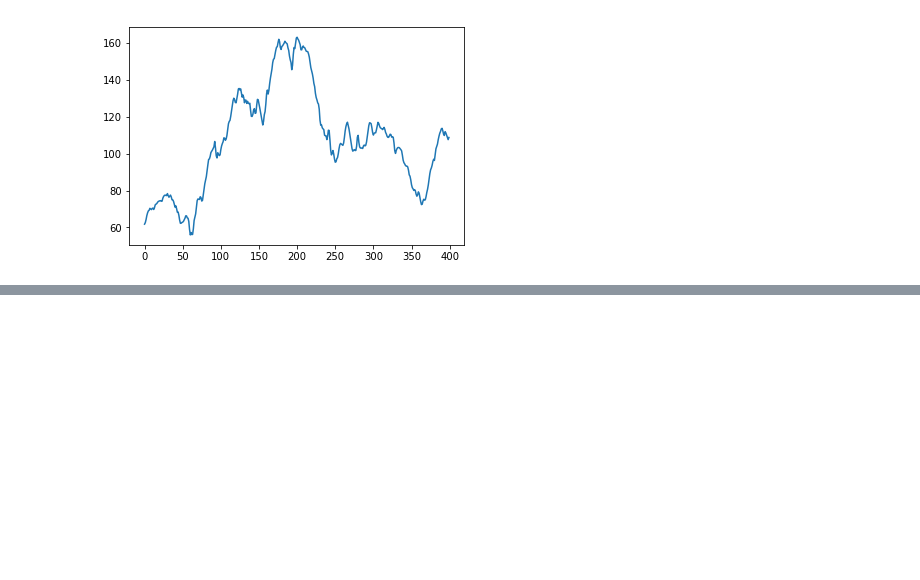
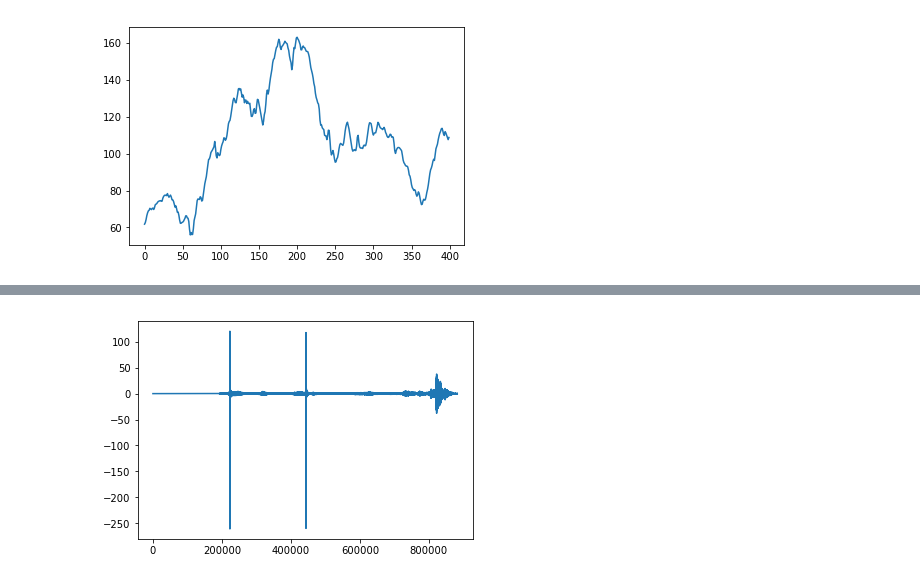
Before and after one commit to barkermrl/AudioModem, a Jupyter notebook: Estimation/Chirp CE.ipynb, the cells around one changed output, grey strips where cells are left out. Drawn from its saved outputs; the diff is of its cells as text; code cells hidden in the pictures; blank space fills up the shorter version.

```diff
--- a/Estimation/Chirp CE.ipynb
+++ b/Estimation/Chirp CE.ipynb
@@ -131,0 +148,2 @@ plt.plot(smoothed[imax-200:imax+200])
+# %%
+chirp = gen_chirp(5, save = False, play = False, form = 'quadratic', repititions = 1)
@@ -131,0 +156,4 @@ plt.plot(smoothed[imax-200:imax+200])
+# %%
+conv(outside[1], chirp)
+# %% [output]
+[figure, added]
```
Also changed, not shown: parts of 9 cells of this notebook.
